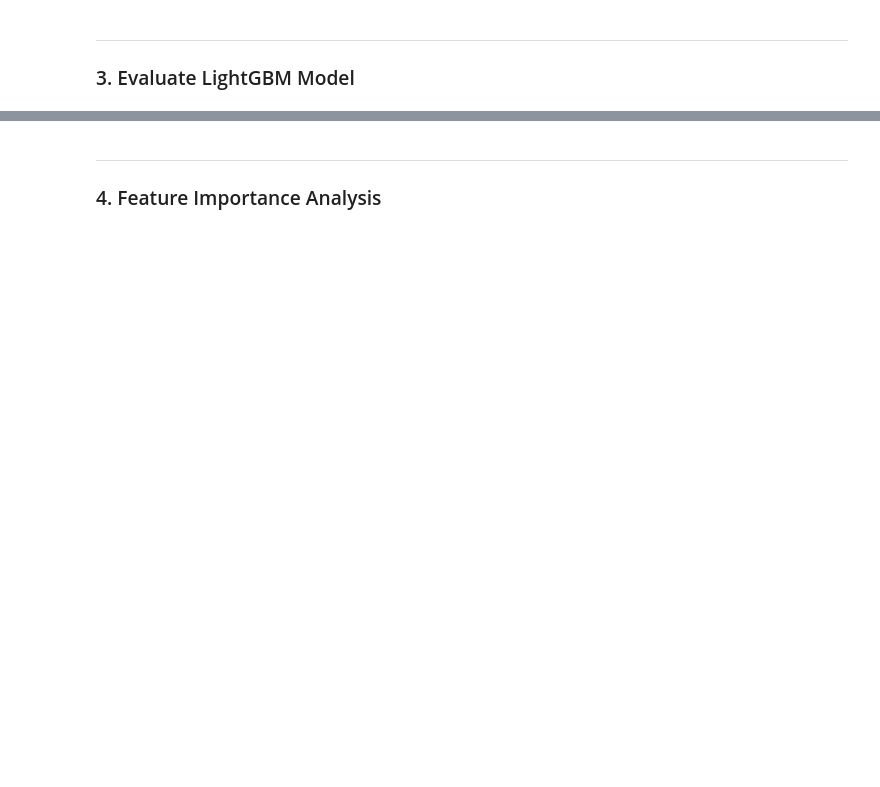
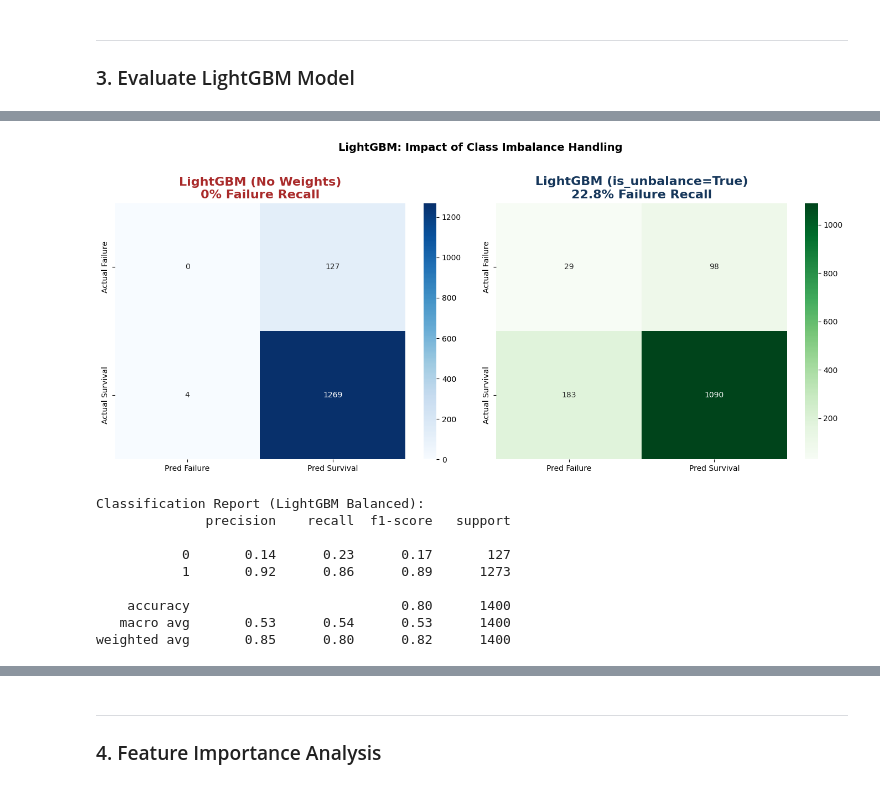
Before and after one commit to Tuminha/Implant-Success-Kaggle-Competition-, a Jupyter notebook: notebooks/05_LightGBM.ipynb, the cells around one changed output, grey strips where cells are left out. Cells and saved outputs as stored; diff of their text form; code cells hidden in the pictures; blank space fills up the shorter version.

```diff
--- a/notebooks/05_LightGBM.ipynb
+++ b/notebooks/05_LightGBM.ipynb
@@ -137,3 +202,43 @@ plt.show()
+# %%
+# =============================================================================
+# SIDE-BY-SIDE CONFUSION MATRICES
+# =============================================================================
+
+fig, axes = plt.subplots(1, 2, figsize=(14, 6))
+
+# ---- Left: No Weights ----
+cm_no_weights = confusion_matrix(y_val, y_pred_lgb)
+sns.heatmap(cm_no_weights, annot=True, fmt='d', cmap='Blues', ax=axes[0],
+            xticklabels=['Pred Failure', 'Pred Survival'],
+            yticklabels=['Actual Failure', 'Actual Survival'])
+axes[0].set_title('LightGBM (No Weights)\n0% Failure Recall', fontweight='bold', color=COLORS['crimson_blaze'])
+
+# ---- Right: With is_unbalance ----
+cm_balanced = confusion_matrix(y_val, y_pred_balanced)
+sns.heatmap(cm_balanced, annot=True, fmt='d', cmap='Greens', ax=axes[1],
+            xticklabels=['Pred Failure', 'Pred Survival'],
+            yticklabels=['Actual Failure', 'Actual Survival'])
+axes[1].set_title(f'LightGBM (is_unbalance=True)\n{recall_failure_balanced*100:.1f}% Failure Recall',
+                  fontweight='bold', color=COLORS['periospot_blue'])
+
+plt.suptitle('LightGBM: Impact of Class Imbalance Handling', fontsize=14, fontweight='bold', y=1.02)
+plt.tight_layout()
+plt.savefig('../figures/lgb_balanced_comparison.png', dpi=150, bbox_inches='tight')
+plt.show()
+
+print("\nClassification Report (LightGBM Balanced):")
+print(classification_report(y_val, y_pred_balanced))
+# %% [output]
+[figure, added]
+Classification Report (LightGBM Balanced):
+              precision    recall  f1-score   support
+
+           0       0.14      0.23      0.17       127
+           1       0.92      0.86      0.89      1273
+
+    accuracy                           0.80      1400
+   macro avg       0.53      0.54      0.53      1400
+weighted avg       0.85      0.80      0.82      1400
 # %%
 # Plot ROC curve
 fig, ax = plt.subplots(figsize=(10, 8))
```
Also changed, not shown: parts of 19 cells of this notebook, 16 other files.
